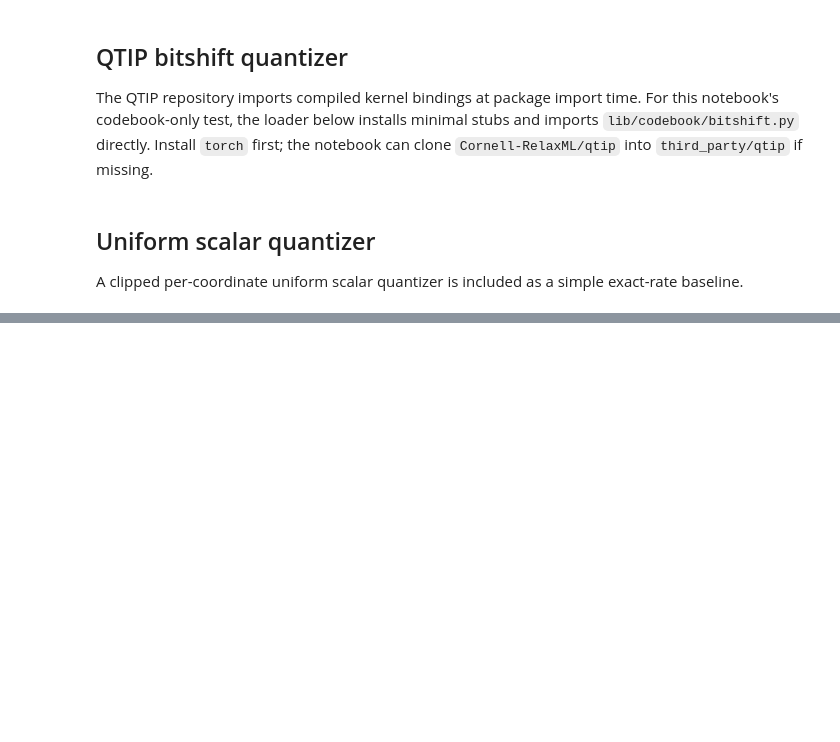
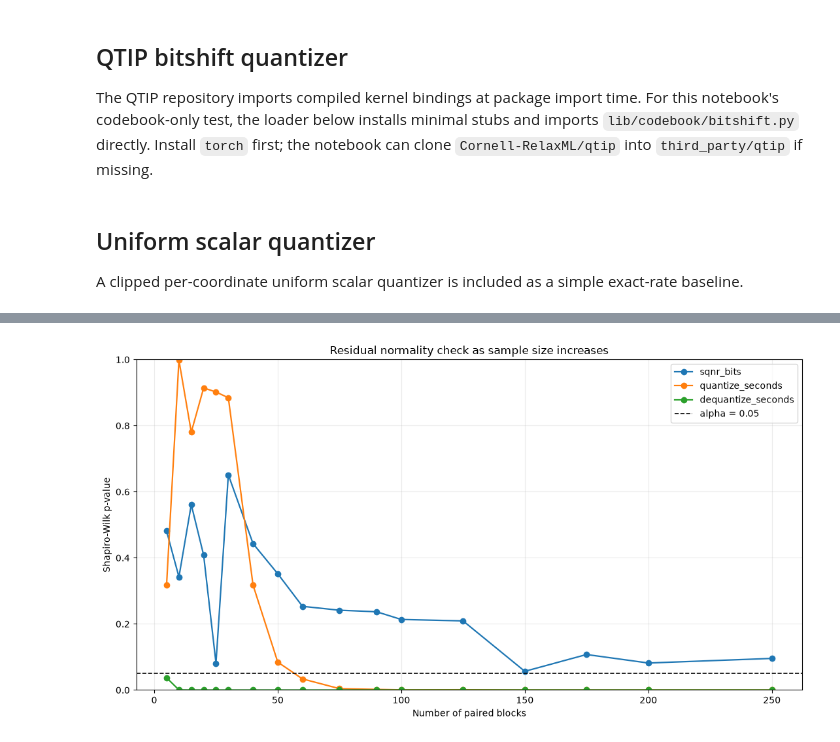
Before and after one commit to dmnunez1993/llm-quantization-benchmarks, a Jupyter notebook: quantizer_sample_size_experiment.ipynb, the cells around one changed output, grey strips where cells are left out. Saved outputs shown, nothing was run; the diff lists cells and outputs as text; code cells hidden in the pictures; blank space fills up the shorter version.

```diff
--- a/quantizer_sample_size_experiment.ipynb
+++ b/quantizer_sample_size_experiment.ipynb
@@ -91,13 +91,19 @@ PILOT_TIMING_REPEATS = 30
 TIMING_WARMUP_REPEATS = 5
 TIMING_RANDOMIZE_ORDER = True
 
+
 ALPHA = 0.05
 POWER = 0.80
+
 TWO_SIDED = True
 # Controls post-hoc Type-I error. "all_metrics" controls all 3 metrics x 3 comparisons together.
 # Use "per_metric" to control each metric family separately.
 FWER_SCOPE = "all_metrics"
 N_METRICS_FOR_FWER = 3
+MHT_CORRECTION_METHOD = "bonferroni"  # "bonferroni" or "sidak"
+
+# ANOVA omnibus sample-size scenarios from Topic 06.
+ANOVA_EFFECT_SCENARIOS = ("two_levels_symmetric", "one_vs_rest")
 
 # Minimum interesting effects. Adjust these to match the claim you want to make.
 MIN_INTERESTING_SQNR_BITS_DIFF = 0.10
@@ -1459,0 +1793,82 @@ Quality sample-size check
+# %%
+def normality_progression_candidate_ns(n_blocks: int) -> list[int]:
+    base = [
+        5, 10, 15, 20, 25, 30, 40, 50, 60, 75, 90, 100, 125, 150, 175, 200,
+        250, 300, 400, 500, 750, 1000, 1250, 1500, 1750, 2000,
+    ]
+    values = [n for n in base if 3 <= n <= int(n_blocks)]
+    if int(n_blocks) not in values:
+        values.append(int(n_blocks))
+    return sorted(set(values))
+
+
+def normality_progression_table(metric_samples: dict[str, dict[str, np.ndarray]], alpha: float = ALPHA) -> pd.DataFrame:
+    rows = []
+    for metric, spec in metric_samples.items():
+        samples = spec["samples"]
+        names, y = sample_matrix(samples)
+        for n_blocks in normality_progression_candidate_ns(y.shape[0]):
+            prefix_samples = {name: y[:n_blocks, idx] for idx, name in enumerate(names)}
+            residuals = repeated_measures_residuals(prefix_samples)
+            statistic, p_value, note = safe_shapiro(residuals)
+            rows.append({
+                "metric": metric,
+                "sample_unit": spec["sample_unit"],
+                "n_blocks": int(n_blocks),
+                "n_residuals": int(residuals.size),
+                "test": "shapiro_wilk",
+                "statistic": statistic,
+                "p_value": p_value,
+                "alpha": float(alpha),
+                "passes_alpha": bool(p_value >= alpha) if math.isfinite(p_value) else None,
+                "note": note,
+            })
+    return pd.DataFrame(rows)
+
+
+def normality_progression_summary(progress_table: pd.DataFrame) -> pd.DataFrame:
+    rows = []
+    for metric, group in progress_table.groupby("metric", sort=False):
+        group = group.sort_values("n_blocks")
+        passing = group[group["passes_alpha"].eq(True)]
+        full_row = group.iloc[-1]
+        rows.append({
+            "metric": metric,
+            "sample_unit": full_row["sample_unit"],
+            "first_passing_n": int(passing.iloc[0]["n_blocks"]) if not passing.empty else float("nan"),
+            "largest_passing_n": int(passing.iloc[-1]["n_blocks"]) if not passing.empty else float("nan"),
+            "full_n": int(full_row["n_blocks"]),
+            "full_n_p_value": float(full_row["p_value"]),
+            "alpha": float(full_row["alpha"]),
+            "passes_at_full_n": bool(full_row["passes_alpha"]),
+        })
+    return pd.DataFrame(rows)
+
+
+def plot_normality_progression(progress_table: pd.DataFrame):
+    fig, ax = plt.subplots(figsize=(11, 6))
+    for metric, group in progress_table.groupby("metric", sort=False):
+        group = group.sort_values("n_blocks")
+        ax.plot(group["n_blocks"], group["p_value"], marker="o", linewidth=1.6, label=metric)
+    alpha_value = float(progress_table["alpha"].iloc[0]) if len(progress_table) else ALPHA
+    ax.axhline(alpha_value, color="black", linestyle="--", linewidth=1.2, label=f"alpha = {alpha_value:g}")
+    ax.set_xlabel("Number of paired blocks")
+    ax.set_ylabel("Shapiro-Wilk p-value")
+    ax.set_title("Residual normality check as sample size increases")
+    ax.set_ylim(bottom=0.0, top=1.0)
+    ax.grid(alpha=0.25)
+    ax.legend(loc="best")
+    fig.tight_layout()
+    return fig
+
+
+normality_vs_n_table = normality_progression_table(metric_samples, alpha=ALPHA)
+normality_vs_n_summary = normality_progression_summary(normality_vs_n_table)
+
+print("Normality progression summary")
+display(normality_vs_n_summary)
+print("Normality progression by sample size")
+display(normality_vs_n_table)
+normality_vs_n_figure = plot_normality_progression(normality_vs_n_table)
+plt.show()
+# %% [output]
@@ -1459,0 +1898 @@ Quality sample-size check
+[figure, added]
```
Also changed, not shown: parts of 10 cells of this notebook, 28 other files.
